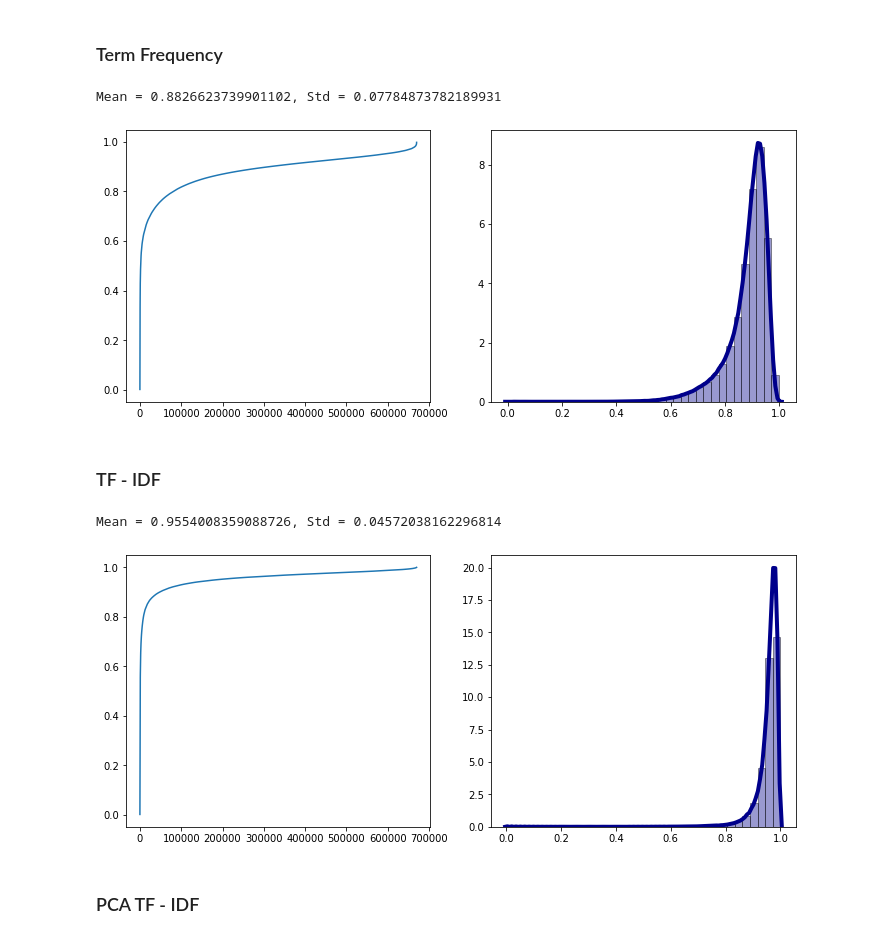
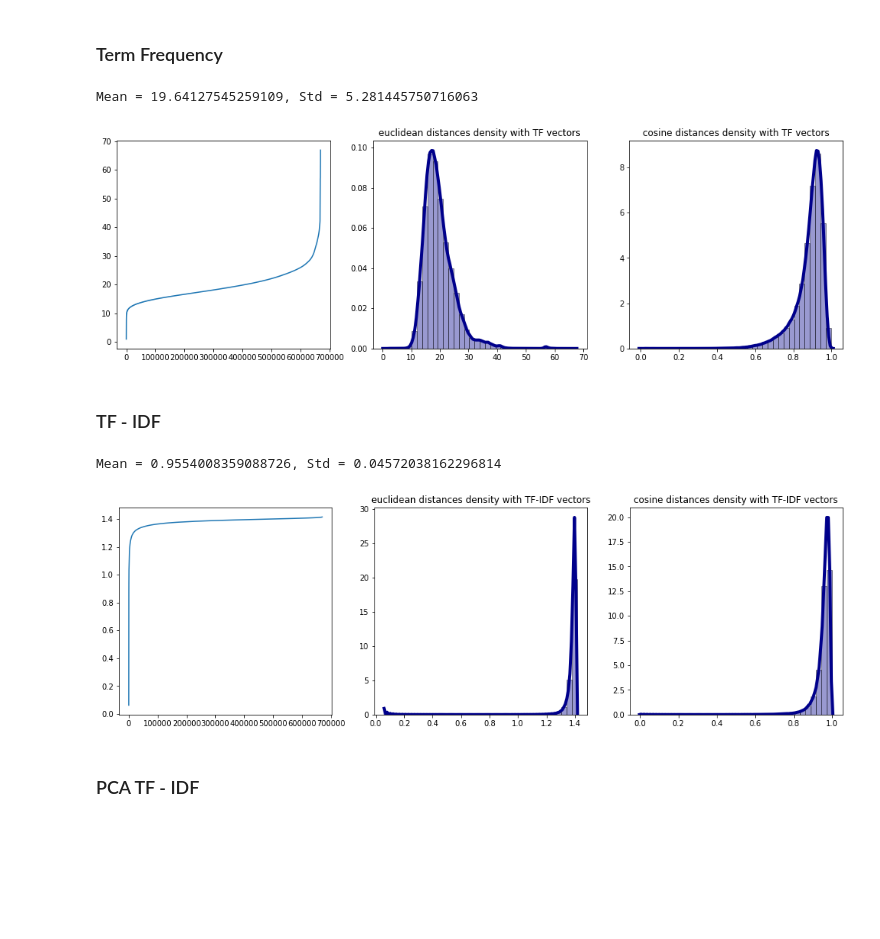
Before and after one commit to AchilleBaucher/confiance_diffusion, a Jupyter notebook: jupyter/clustering.ipynb, the cells around one changed output. Cells and saved outputs as stored; diff of their text form; code cells hidden in the pictures; blank space fills up the shorter version.

Commit message:
Graphiques curse of dimensionality

```diff
--- a/jupyter/clustering.ipynb
+++ b/jupyter/clustering.ipynb
@@ -481,20 +579,28 @@ from scipy.spatial.distance import pdist, squareform
 # %%
 # Clacul avec les features du tf
 vc_tf = tf.toarray()
-dists_tf = pdist(vc_tf,'cosine')
+dists_tf_euclidean = pdist(vc_tf,'euclidean')
+dists_tf_cosine = pdist(vc_tf,'cosine')
 # %%
-fig,axes = plt.subplots(1,2,figsize = (12,5))
-axes[0].plot(np.sort(dists_tf))
-sns.distplot(dists_tf, hist=True, kde=True,
+fig,axes = plt.subplots(1,3,figsize = (17,5))
+axes[0].plot(np.sort(dists_tf_euclidean))
+sns.distplot(dists_tf_euclidean, hist=True, kde=True,
              bins=int(180/5), color = 'darkblue',
              hist_kws={'edgecolor':'black'},
              kde_kws={'linewidth': 4},
             ax = axes[1])
+axes[1].set_title('{} distances density with {} vectors'.format('euclidean','TF'))
+sns.distplot(dists_tf_cosine, hist=True, kde=True,
+             bins=int(180/5), color = 'darkblue',
+             hist_kws={'edgecolor':'black'},
+             kde_kws={'linewidth': 4},
+            ax = axes[2])
+axes[2].set_title('{} distances density with {} vectors'.format('cosine','TF'))
 # print(corpus.values[(pair_indexes(len(vc_tf))[np.argsort(dists_tf)])[0]])
 print("Mean = {}, Std = {}".format(dists_tf.mean(),dists_tf.std()))
 # %% [output]
-Mean = 0.8826623739901102, Std = 0.07784873782189931
+Mean = 19.64127545259109, Std = 5.281445750716063
-[figure, old version]
+[figure, new version]
 # %% [markdown]
 ### TF - IDF
 # %%
@@ -504,17 +611,24 @@ dists_tfidf = pdist(vc_tfidf,'cosine')
 # %%
-fig,axes = plt.subplots(1,2,figsize = (12,5))
-axes[0].plot(np.sort(dists_tfidf))
-sns.distplot(dists_tfidf, hist=True, kde=True,
+fig,axes = plt.subplots(1,3,figsize = (17,5))
+axes[0].plot(np.sort(dists_tfidf_euclidean))
+sns.distplot(dists_tfidf_euclidean, hist=True, kde=True,
              bins=int(180/5), color = 'darkblue',
              hist_kws={'edgecolor':'black'},
              kde_kws={'linewidth': 4},
             ax = axes[1])
+axes[1].set_title('{} distances density with {} vectors'.format('euclidean','TF-IDF'))
+sns.distplot(dists_tfidf_cosine, hist=True, kde=True,
+             bins=int(180/5), color = 'darkblue',
+             hist_kws={'edgecolor':'black'},
+             kde_kws={'linewidth': 4},
+            ax = axes[2])
+axes[2].set_title('{} distances density with {} vectors'.format('cosine','TF-IDF'))
 
 # print(corpus.values[(pair_indexes(len(vc_tfidf))[np.argsort(dists_tfidf)])[0]])
 print("Mean = {}, Std = {}".format(dists_tfidf.mean(),dists_tfidf.std()))
 # %% [output]
 Mean = 0.9554008359088726, Std = 0.04572038162296814
-[figure, old version]
+[figure, new version]
 # %% [markdown]
 ### PCA TF - IDF
 # %%
```
Also changed, not shown: parts of 41 cells of this notebook, 3 other files.
